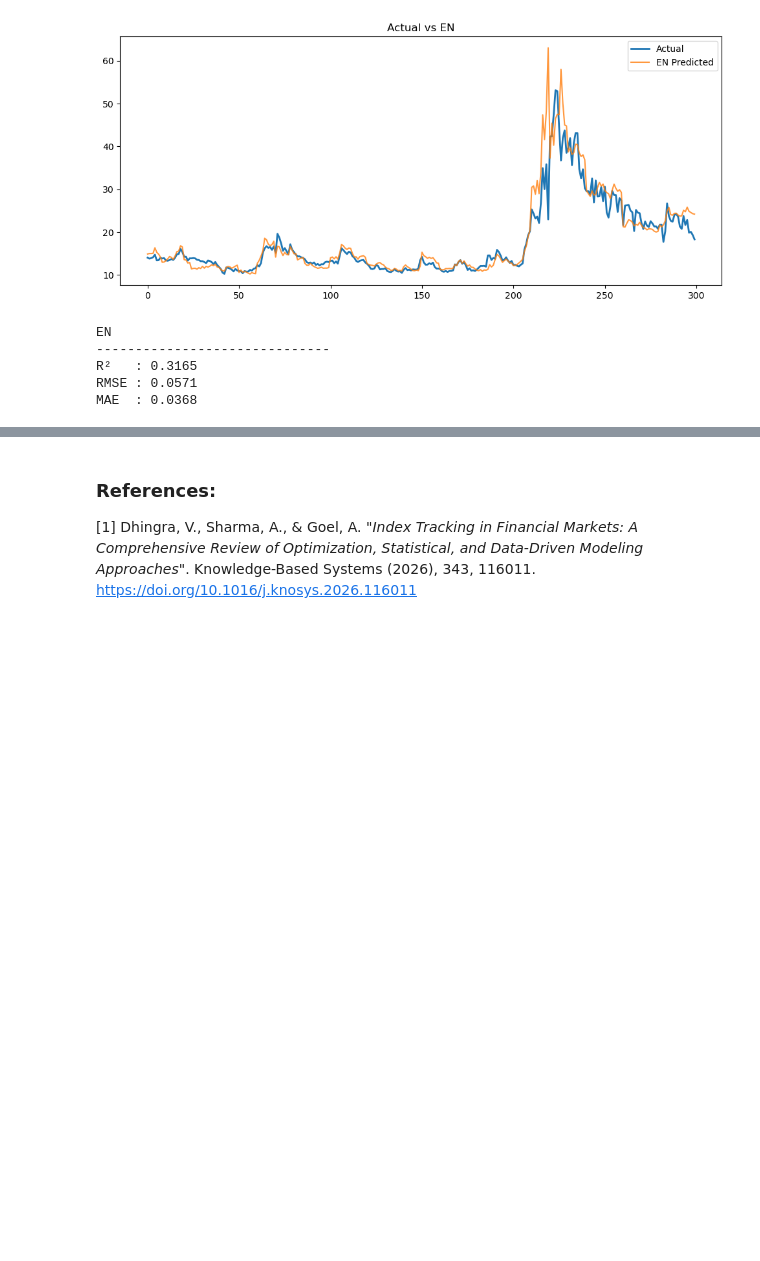
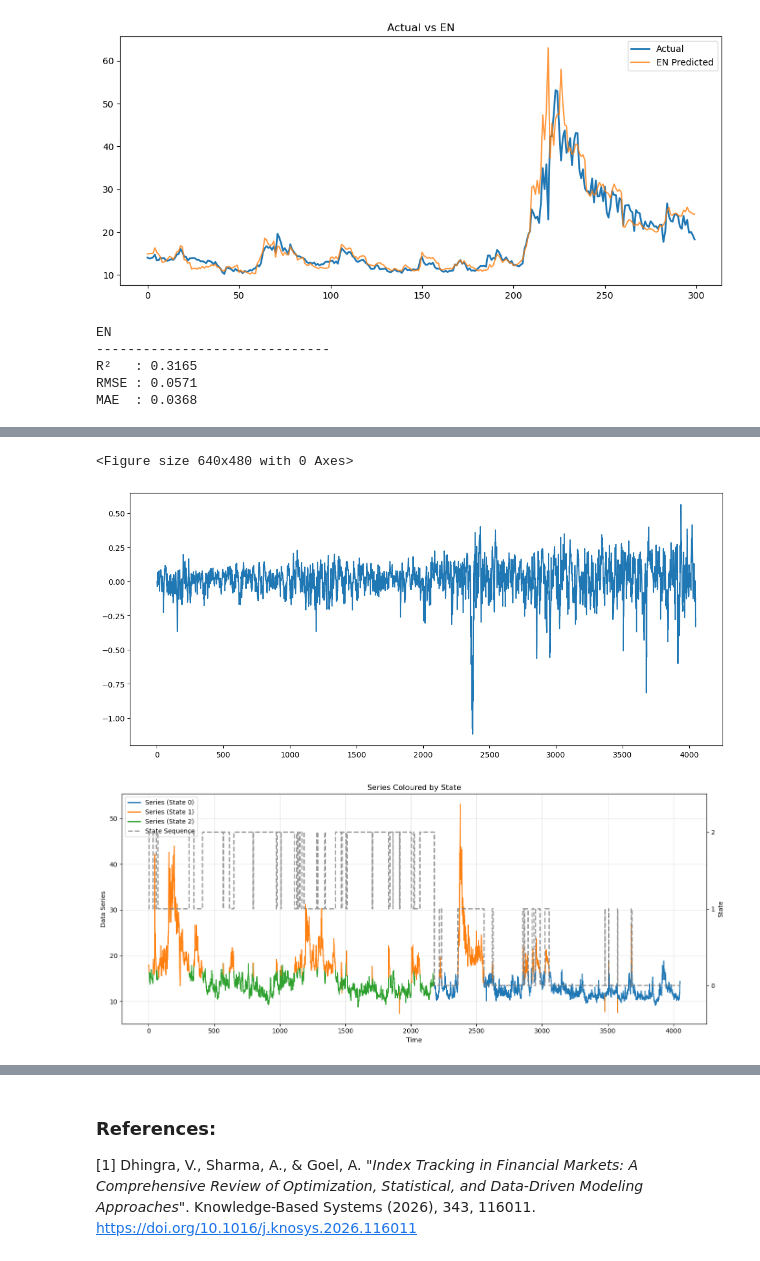
Before and after one commit to georgeyfady/Group_17836_Capstone, a Jupyter notebook: M3/Group_17836_M3.ipynb, the cells around one changed output, grey strips where cells are left out. Drawn from its saved outputs; the diff is of its cells as text; code cells hidden in the pictures; blank space fills up the shorter version.

```diff
--- a/M3/Group_17836_M3.ipynb
+++ b/M3/Group_17836_M3.ipynb
@@ -10,7 +10,6 @@ import yfinance as yf
 import seaborn as sns
 import warnings
 
-
 from sklearn.preprocessing import StandardScaler
 from sklearn.decomposition import PCA
 from sklearn.linear_model import LinearRegression
@@ -18,6 +17,16 @@ from sklearn.metrics import r2_score, mean_squared_error, mean_absolute_error
 from sklearn.cross_decomposition import PLSRegression
 from sklearn.pipeline import Pipeline
 from sklearn.linear_model import ElasticNetCV
+
+from hmmlearn import hmm
+from sklearn.metrics import (
+    accuracy_score,
+    confusion_matrix,
+    classification_report,
+    f1_score,
+    precision_score,
+    recall_score,
+)
 
 
 warnings.filterwarnings("ignore")
@@ -29,6 +38,7 @@ END_DATE = "2026-09-15"
 TRN_WINDOW = 252
 TST_WINDOW = 10
 
+HMM_STATES = 3
 
 PLT_STRT = 1900 #0
 PLT_SIZE = 300  #4000
@@ -523,0 +795,17 @@ MAE  : 0.0368
+# %%
+# Add some visualisation
+
+
+
+plt.clf()
+plt.figure(figsize=(14,6))
+df_p['ema10_'+'STW.AX'] = df_p['STW.AX'].ewm(span=10, adjust=False).mean()
+plt.plot(df_p['ema10_'+'STW.AX'].diff().values)
+plt.show()
+
+print('\n\n')
+plot_series_and_states(df_p['^AXVI'], df_p['pred_state'])
+# %% [output]
+<Figure size 640x480 with 0 Axes>
+[figure, added]
+[figure, added]
```
Also changed, not shown: parts of 6 cells of this notebook.
